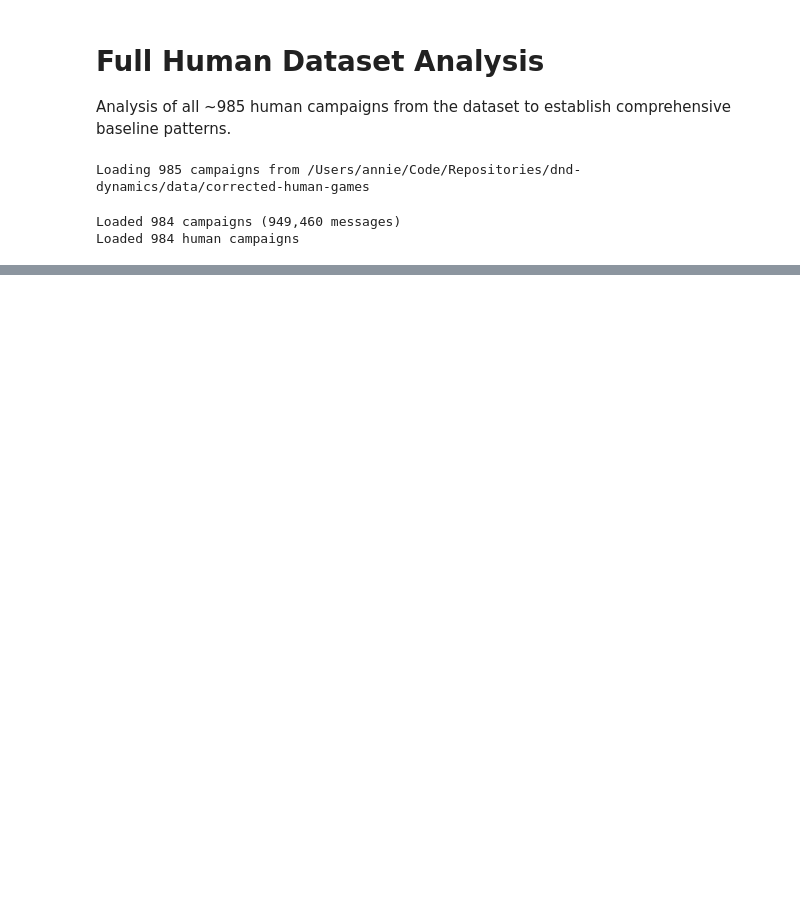
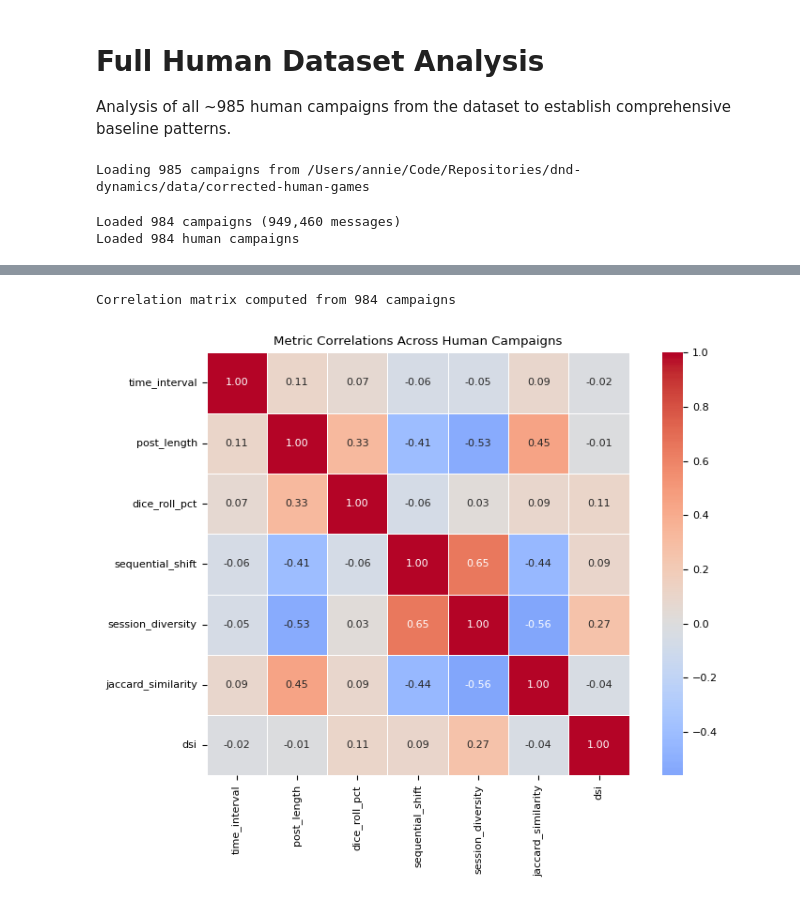
Before and after one commit to AnnieStephenson/dnd-dynamics, a Jupyter notebook: tutorials/game_log_analysis_tutorial.ipynb, the cells around one changed output, grey strips where cells are left out. Saved outputs shown, nothing was run; the diff lists cells and outputs as text; code cells hidden in the pictures; blank space fills up the shorter version.

```diff
--- a/tutorials/game_log_analysis_tutorial.ipynb
+++ b/tutorials/game_log_analysis_tutorial.ipynb
@@ -842,0 +893,43 @@ plt.savefig(OUTPUT_DIR / 'all_human_cohesion.png', transparent=True)
+# %%
+# === METRIC CORRELATION ANALYSIS ===
+
+# Build DataFrame with campaign-level means
+correlation_data = []
+
+for name in dfs_all_human.keys():
+    row = {
+        'campaign': name,
+        'time_interval': basic_metrics_all_human[name]['time_intervals_overall']['overall']['mean_hours'],
+        'post_length': basic_metrics_all_human[name]['post_lengths_overall']['overall']['mean_words'],
+        'dice_roll_pct': basic_metrics_all_human[name]['dice_roll_frequency']['roll_percentage'],
+        'sequential_shift': np.nanmean(semantic_metrics_all_human[name]['semantic_distances']),
+        'session_diversity': semantic_metrics_all_human[name]['session_novelty']['mean_distance'].mean(),
+        'dsi': dsi_metrics_all_human[name]['time_averaged_dsi'],
+    }
+    # Handle potential None for jaccard
+    if jaccard_metrics_all_human[name] is not None:
+        row['jaccard_similarity'] = np.mean(jaccard_metrics_all_human[name]['session_cohesion_scores'])
+    else:
+        row['jaccard_similarity'] = np.nan
+
+    correlation_data.append(row)
+
+corr_df = pd.DataFrame(correlation_data)
+
+# Compute correlation matrix (exclude campaign name column)
+metric_cols = ['time_interval', 'post_length', 'dice_roll_pct',
+               'sequential_shift', 'session_diversity', 'jaccard_similarity', 'dsi']
+corr_matrix = corr_df[metric_cols].corr()
+
+# Plot with seaborn
+plt.figure(figsize=(8, 6))
+sns.heatmap(corr_matrix, annot=True, cmap='coolwarm', center=0,
+            fmt='.2f', square=True, linewidths=0.5)
+plt.title('Metric Correlations Across Human Campaigns')
+plt.tight_layout()
+plt.savefig(OUTPUT_DIR / 'metric_correlations.png', dpi=300)
+
+print(f"Correlation matrix computed from {len(corr_df)} campaigns")
+# %% [output]
+Correlation matrix computed from 984 campaigns
+[figure, added]
```
Also changed, not shown: parts of 8 cells of this notebook.
